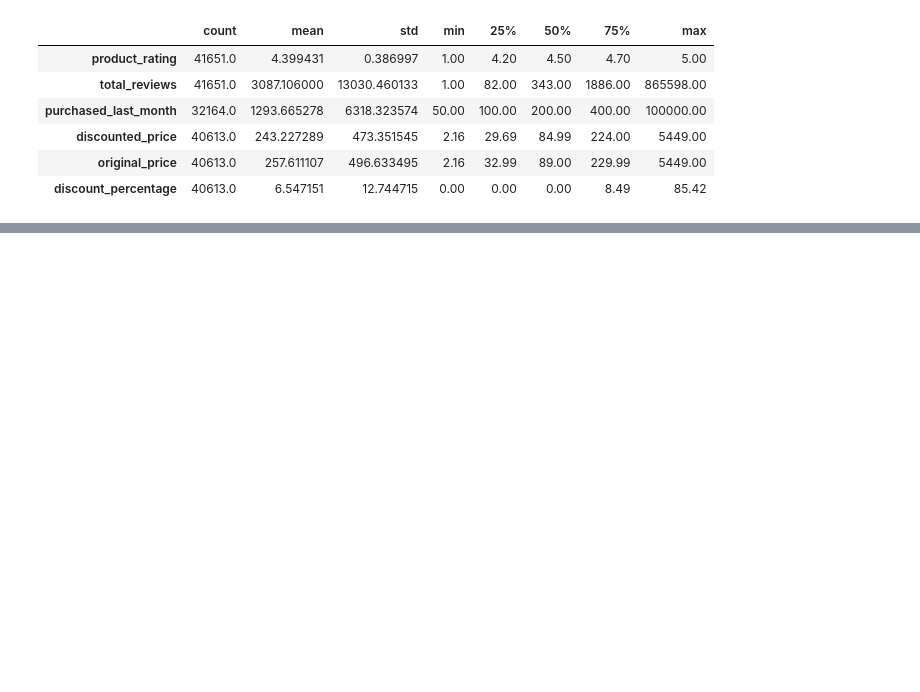
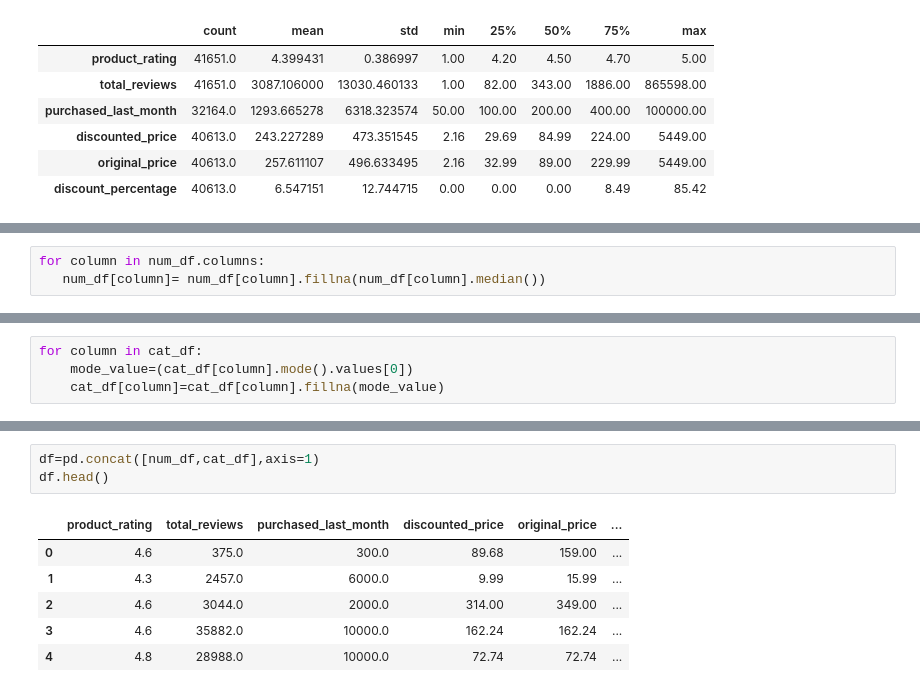
Before and after one commit to korapatisrinu/python-learing, a Jupyter notebook: projectdataA.ipynb, the cells around one changed output, grey strips where cells are left out. Drawn from its saved outputs; the diff is of its cells as text; blank space fills up the shorter version.

```diff
--- a/projectdataA.ipynb
+++ b/projectdataA.ipynb
@@ -105,0 +141,3 @@ df.select_dtypes(include="number")
+# %%
+for column in num_df.columns:
+   num_df[column]= num_df[column].fillna(num_df[column].median())
@@ -105,0 +158,4 @@ df.select_dtypes(include="number")
+# %%
+for column in cat_df:
+    mode_value=(cat_df[column].mode().values[0])
+    cat_df[column]=cat_df[column].fillna(mode_value)
@@ -105,0 +177,10 @@ df.select_dtypes(include="number")
+# %%
+df=pd.concat([num_df,cat_df],axis=1)
+df.head()
+# %% [output]
+|  | product_rating | total_reviews | purchased_last_month | discounted_price | original_price | ... |
+| 0 | 4.6 | 375.0 | 300.0 | 89.68 | 159.00 | ... |
+| 1 | 4.3 | 2457.0 | 6000.0 | 9.99 | 15.99 | ... |
+| 2 | 4.6 | 3044.0 | 2000.0 | 314.00 | 349.00 | ... |
+| 3 | 4.6 | 35882.0 | 10000.0 | 162.24 | 162.24 | ... |
+| 4 | 4.8 | 28988.0 | 10000.0 | 72.74 | 72.74 | ... |
```
Also changed, not shown: parts of 25 cells of this notebook, 7 other files.
